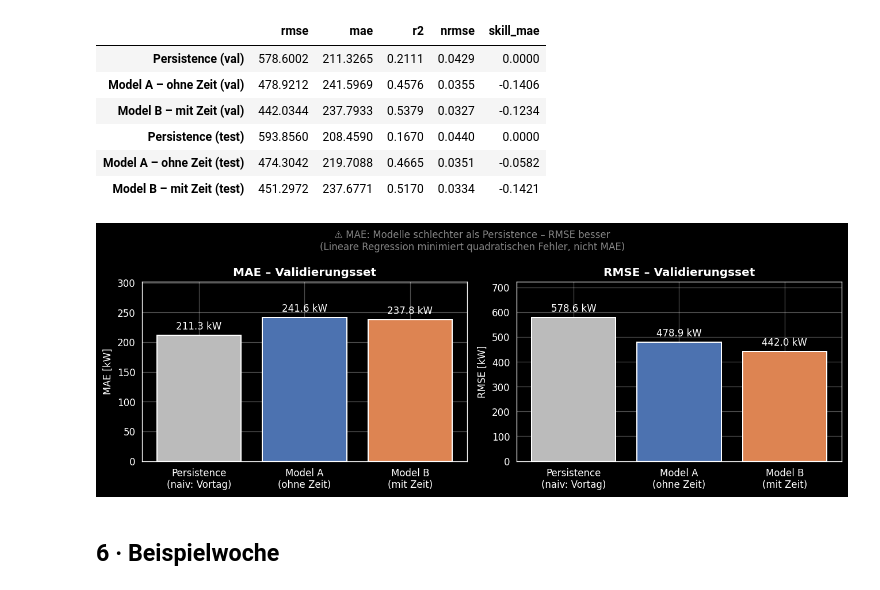
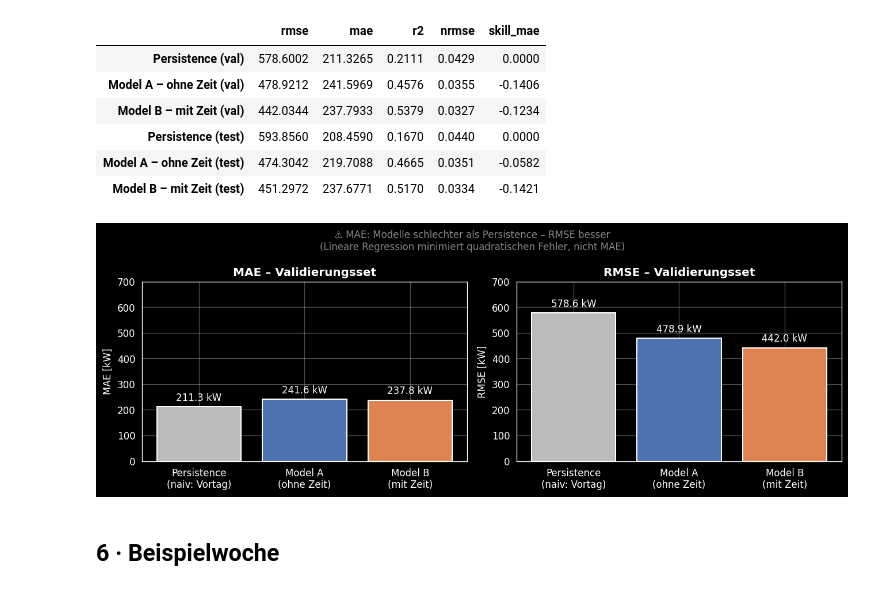
Before and after one commit to Anni075/KI-Project, a Jupyter notebook: notebooks/05_linear_regression.ipynb, the cells around one changed output. Drawn from its saved outputs; the diff is of its cells as text; code cells hidden in the pictures.

```diff
--- a/notebooks/04_linear_regression.ipynb
+++ b/notebooks/05_linear_regression.ipynb
@@ -200,30 +187,30 @@ results_df[["rmse", "mae", "r2", "nrmse", "skill_mae"]].round(4)
 # %%
 fig, axes = plt.subplots(1, 2, figsize=(11, 4))
 
 models = ["Persistence (val)", "Model A – ohne Zeit (val)", "Model B – mit Zeit (val)"]
 labels = ["Persistence\n(naiv: Vortag)", "Model A\n(ohne Zeit)", "Model B\n(mit Zeit)"]
 colors = ["#bbb", "#4C72B0", "#DD8452"]
 
 for ax, metric, title in [
     (axes[0], "mae",  "MAE – Validierungsset"),
     (axes[1], "rmse", "RMSE – Validierungsset"),
 ]:
     vals = [results_df.loc[m, metric] for m in models]
     bars = ax.bar(labels, vals, color=colors, edgecolor="white", linewidth=1.2)
     ax.bar_label(bars, fmt="%.1f kW", padding=4, fontsize=10)
     ax.set_title(title, fontsize=12, fontweight="bold")
     ax.set_ylabel(f"{metric.upper()} [kW]")
-    ax.set_ylim(0, max(vals) * 1.25)
+    ax.set_ylim(0, 700)
 
 plt.suptitle(
     "⚠ MAE: Modelle schlechter als Persistence – RMSE besser\n"
     "(Lineare Regression minimiert quadratischen Fehler, nicht MAE)",
     fontsize=10, color="#888"
 )
 plt.tight_layout()
 plt.show()
 # %% [output]
-[figure, old version]
+[figure, new version]
 # %% [markdown]
 ## 6 · Beispielwoche
 # %%
```
Also changed, not shown: parts of 3 cells of this notebook, 4 other files.
